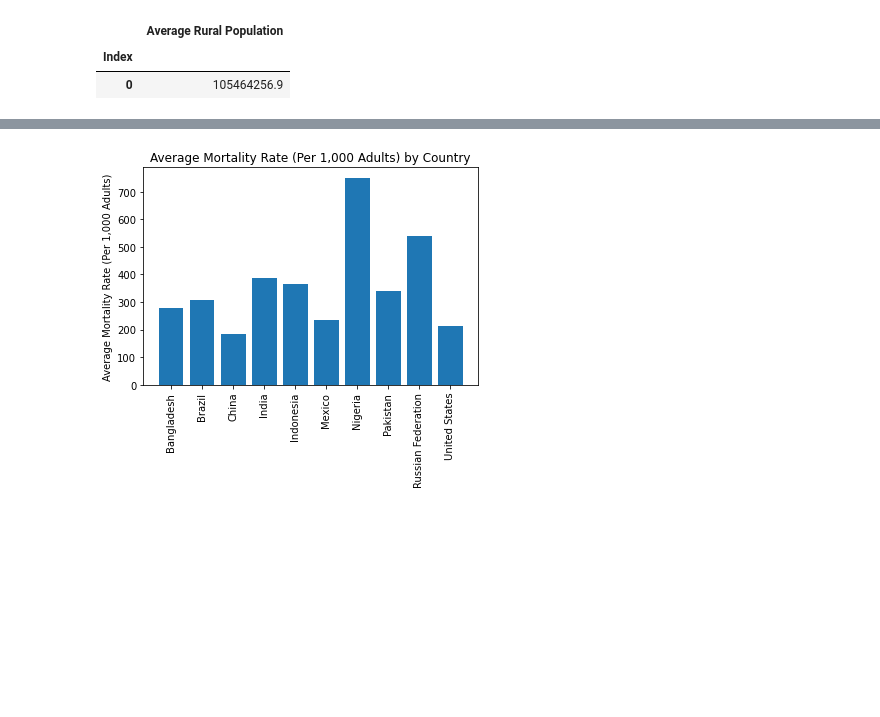
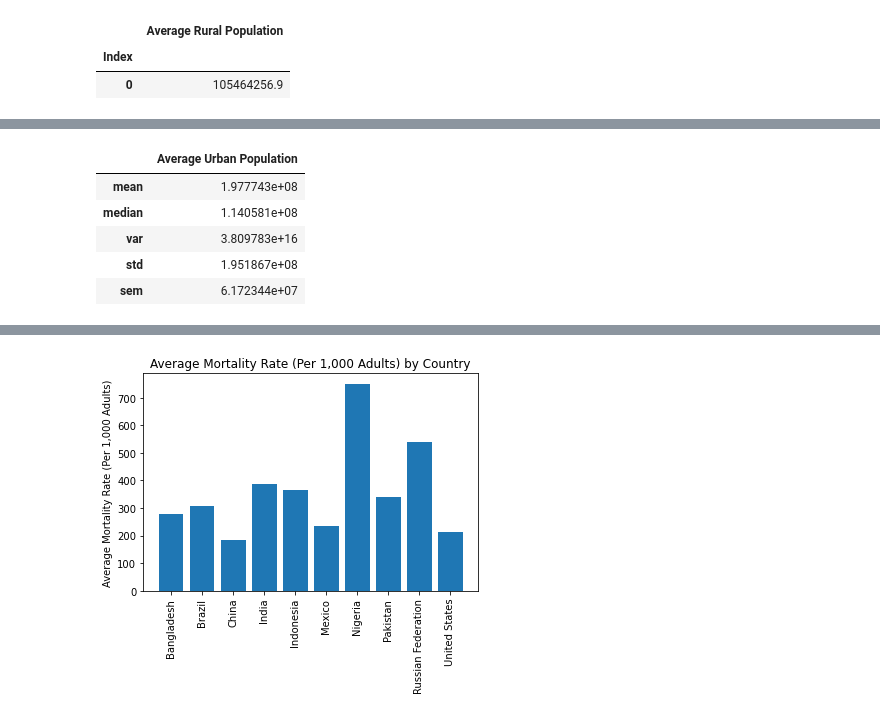
Before and after one commit to ralphy32/project_1, a Jupyter notebook: project1.ipynb, the cells around one changed output, grey strips where cells are left out. Drawn from its saved outputs; the diff is of its cells as text; code cells hidden in the pictures; blank space fills up the shorter version.

```diff
--- a/project1.ipynb
+++ b/project1.ipynb
@@ -300,0 +321,10 @@ sorted_urban_df
+# %%
+# Find statistics for Average Urban Population
+sorted_urban_df.agg({"Average Urban Population":["mean","median","var","std","sem"]})
+# %% [output]
+|  | Average Urban Population |
+| mean | 1.977743e+08 |
+| median | 1.140581e+08 |
+| var | 3.809783e+16 |
+| std | 1.951867e+08 |
+| sem | 6.172344e+07 |
```
Also changed, not shown: parts of 7 cells of this notebook, 3 other files.
